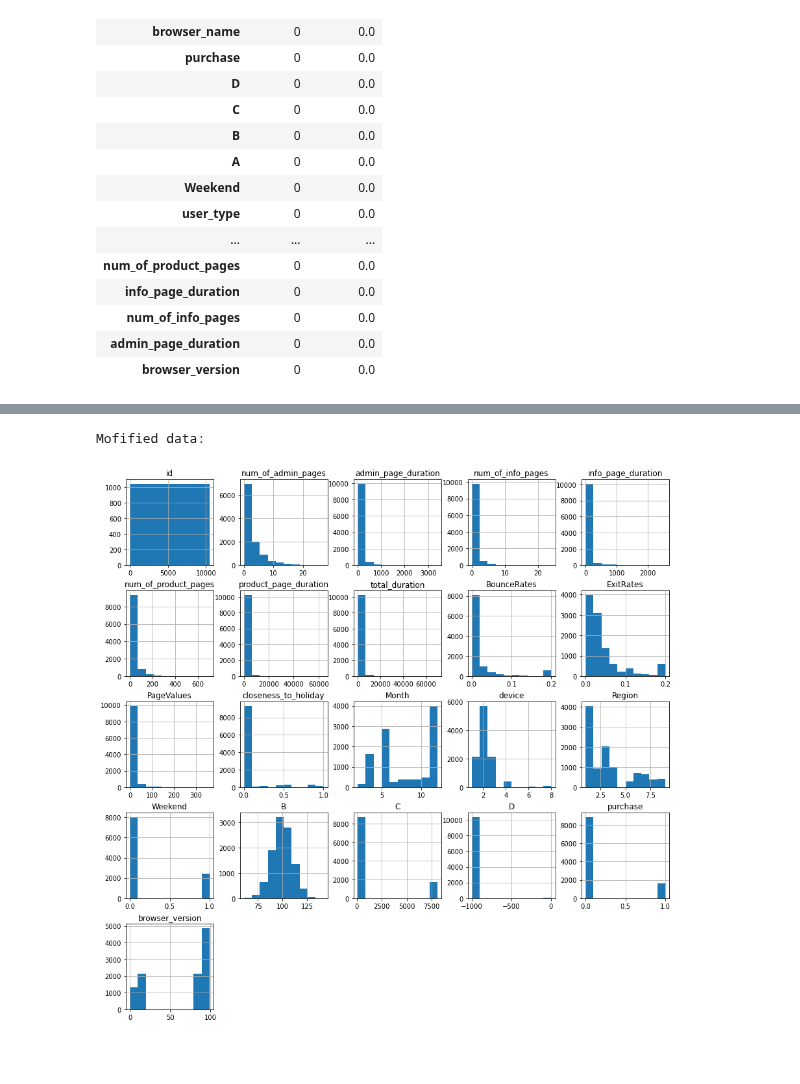
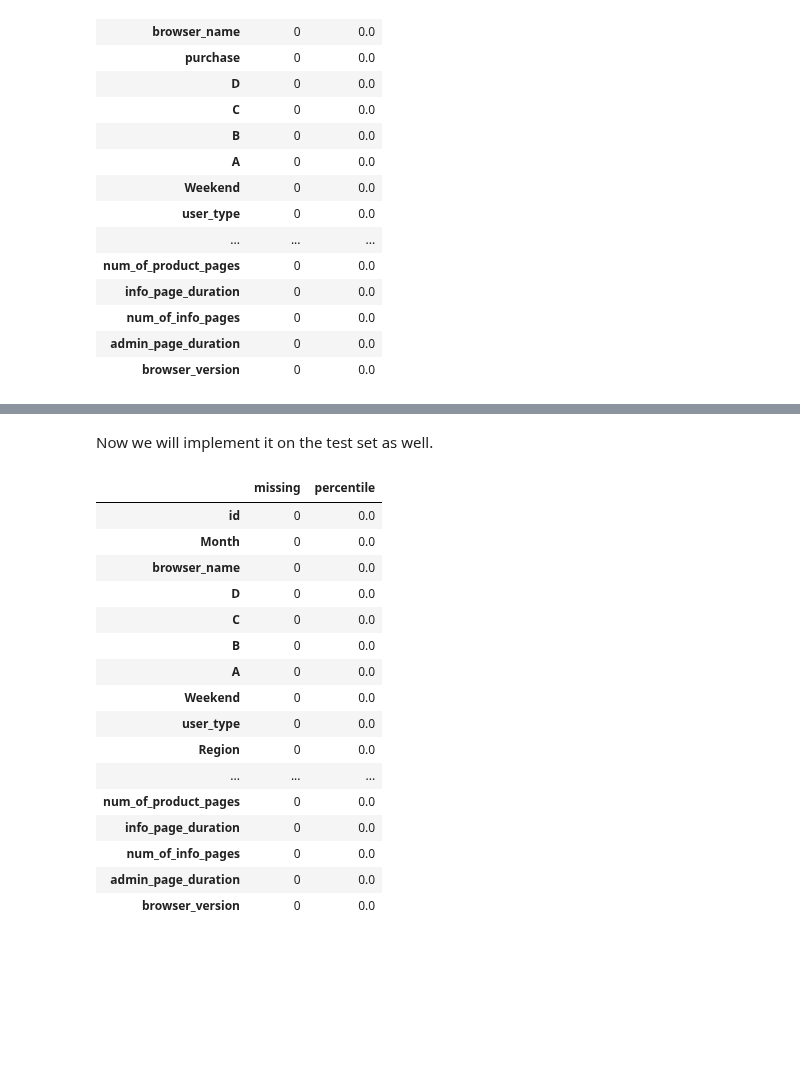
Before and after one commit to mikisegall/ml_final_project, a Jupyter notebook: avi_test.ipynb, the cells around one changed output, grey strips where cells are left out. Saved outputs shown, nothing was run; the diff lists cells and outputs as text; code cells hidden in the pictures; blank space fills up the shorter version.

Commit message:
implemented cleaning on test set

```diff
--- a/avi_test.ipynb
+++ b/avi_test.ipynb
@@ -147,7 +146,7 @@ dup[dup["D"].isna()].hist(layout = (5,5), figsize=(15,15));
 As there not seems to be much change in the data between empty and non empty "D" values, and we saw that the range for the "D" values are -1.23 to 7.61, we will fill it for now with -999.
 Because we don't know what column D really stands for, and almost all of the values are empty, we prefer not to try to predict their values.
 # %%
-dup["D"] = dup["D"].fillna(-999)
+train_data["D"] = train_data["D"].fillna(-999)
 # %% [markdown]
 Let's move to total_duration:
 # %%
@@ -174,11 +173,11 @@ For other fields, we will use KNN to try and fill-in the missing data. But first
 
 First, we'd like to see the unique values of the columns, to see if we need to pay special attention for some of the column's predictions.
 # %%
-column_list = dup.columns.values.tolist()
+column_list = train_data.columns.values.tolist()
 column_list.sort()
 for column_name in column_list:
     if column_name not in ['id', 'purchase']:
-        print(f"""Column: "{column_name}" ; Unique values: {list(dup[column_name].unique())[:15]}""")
+        print(f"""Column: "{column_name}" ; Unique values: {list(train_data[column_name].unique())[:15]}""")
 # %% [output]
 Column: "A" ; Unique values: ['c_1', 'c_3', 'c_4', 'c_2', nan, 'c_5', 'c_6', 'c_8', 'c_10', 'c_11', 'c_9', 'c_7', 'c_13', 'c_14', 'c_15']
 Column: "B" ; Unique values: [118.8800944, 113.3584226, 121.5076952, 93.74717575, 99.54582421, 104.7124049, 89.78656794, 101.1845339, 83.93173925, 97.89963262, 101.2214824, 95.51998611, 109.3586319, 1 ...
@@ -232,7 +231,7 @@ def knn_mean(df, n, col):
 # %%
 for column in column_list:
     try:
-        dup[column] = knn_mean(dup[column],8, column)
+        train_data[column] = knn_mean(train_data[column],8, column)
     except Exception as e:
         print(e)
         print(column)
@@ -314,6 +312,0 @@ Original data:
-# %%
-print("Mofified data:")
-dup.hist(layout = (5,5), figsize=(15,15));
-# %% [output]
-Mofified data:
-[figure, removed]
@@ -322,3 +313,58 @@ Mofified data:
+# %% [markdown]
+Now we will implement it on the test set as well.
+# %%
+test_data["D"] = test_data["D"].fillna(-999)
+
+test_data['info_page_duration'] = test_data['info_page_duration'].apply(lambda x: float(x.split()[0]) if type(x) == str else x) # extract float from string
+test_data['product_page_duration'] = test_data['product_page_duration'].apply(lambda x: float(x.split()[0]) if type(x) == str else x) # extract float from string
+test_data['Month'] = test_data['Month'].apply(lambda x: strptime(x[:3], '%b').tm_mon if type(x) == str else x) # convert month name to number
+test_data['C'] = test_data['C'].str.extract('(\d+)') # extract only digits
+test_data['C'] = test_data['C'].apply(lambda x: float(x) if type(x) == str else x) # make it a float
+test_data['Weekend'] = test_data['Weekend'].apply(lambda x: 1 if x == True else x) # 1 as True
+test_data['Weekend'] = test_data['Weekend'].apply(lambda x: 0 if x == False else x) # 0 as False
+
+for column in list(test_data.columns):
+    try:
+        test_data[column] = knn_mean(test_data[column],8, column)
+    except Exception as e:
+        print(e)
+        print(column)
+
+most_common_c = test_data['C'].mode()
+test_data['C'] = test_data['C'].fillna(200) #TODO: check why var doesn't work
+test_data = parse_browser_col(test_data, 'internet_browser')
+test_data['A'] = test_data['A'].fillna('c_0')
+test_data['C'] = test_data['C'].fillna(test_data['C'].mode())
+
+test_data['user_type'] = test_data['user_type'].fillna('Other') # filled NaN values with "other"
+test_data['total_duration'] = test_data['total_duration'].fillna(test_data['info_page_duration'] + test_data['product_page_duration'] + test_data['admin_page_duration'])
+test_data['browser_name'], browser_mapping_test = pd.factorize(test_data['browser_name'])
+test_data['user_type'], user_mapping_test = pd.factorize(test_data['user_type'])
+test_data['A'] = test_data['A'].str.extract('(\d+)', expand=False)
+test_data['A'] = test_data['A'].astype(float)
+# %%
+data_summary_test = pd.DataFrame()
+data_summary_test['missing'] = test_data.isna().sum()
+data_summary_test['percentile'] = (data_summary_test.missing / test_data.shape[0]) * 100
+data_summary_test.sort_values(by='missing', ascending=False)
+# %% [output]
+|  | missing | percentile |
+| id | 0 | 0.0 |
+| Month | 0 | 0.0 |
+| browser_name | 0 | 0.0 |
+| D | 0 | 0.0 |
+| C | 0 | 0.0 |
+| B | 0 | 0.0 |
+| A | 0 | 0.0 |
+| Weekend | 0 | 0.0 |
+| user_type | 0 | 0.0 |
+| Region | 0 | 0.0 |
+| ... | ... | ... |
+| num_of_product_pages | 0 | 0.0 |
+| info_page_duration | 0 | 0.0 |
+| num_of_info_pages | 0 | 0.0 |
+| admin_page_duration | 0 | 0.0 |
+| browser_version | 0 | 0.0 |
 # %% [markdown]
 #
 # %% [markdown]
```
Also changed, not shown: parts of 20 cells of this notebook.
